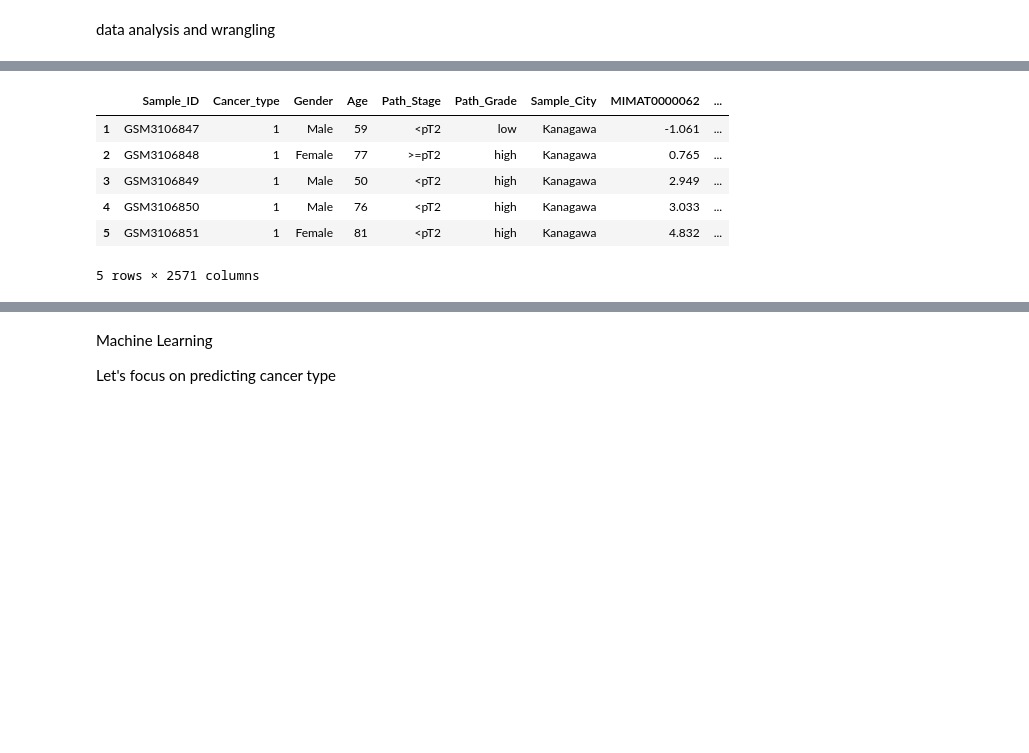
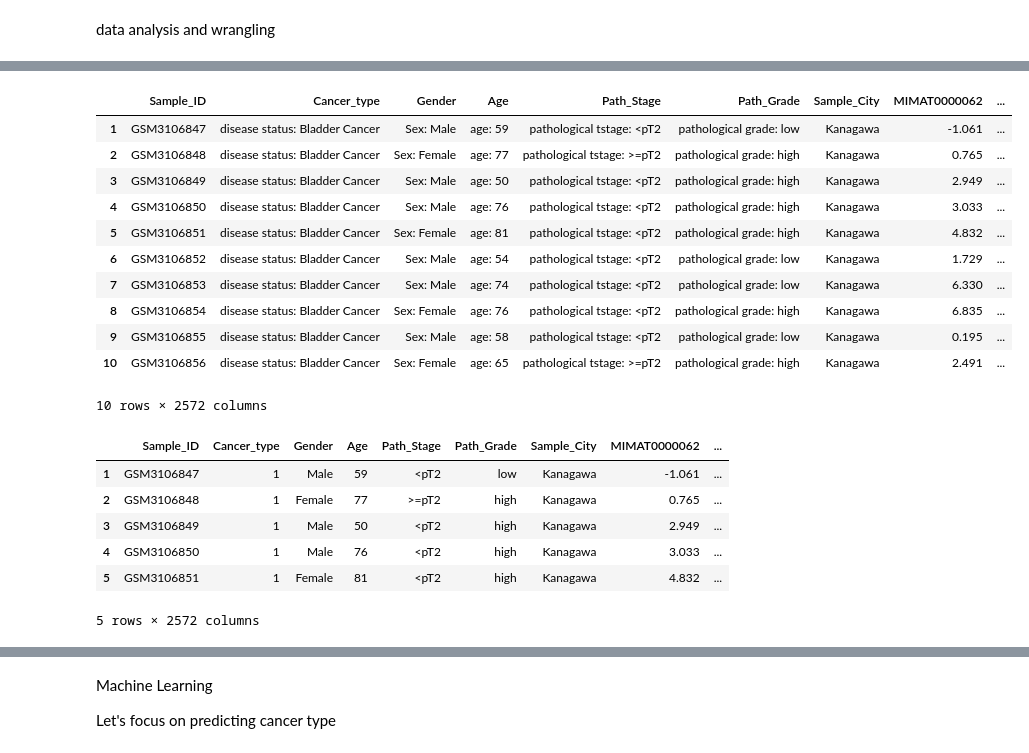
Before and after one commit to fagan2888/Bladder-Cancer-Detection, a Jupyter notebook: BladderCancer_Jun3.ipynb, the cells around one changed output, grey strips where cells are left out. Saved outputs shown, nothing was run; the diff lists cells and outputs as text; code cells hidden in the pictures; blank space fills up the shorter version.

```diff
--- a/BladderCancer_Jun3.ipynb
+++ b/BladderCancer_Jun3.ipynb
@@ -124,7 +124,9 @@ from sklearn.discriminant_analysis import LinearDiscriminantAnalysis, QuadraticD
 from sklearn.linear_model import Perceptron
 from sklearn.linear_model import SGDClassifier
 from sklearn.tree import DecisionTreeClassifier
-
+from yellowbrick.classifier import ClassPredictionError
+from sklearn.naive_bayes import GaussianNB
+from yellowbrick.classifier import ClassificationReport
 
 pd.set_option('display.max_columns', 200)
 pd.set_option('display.max_rows', 200)
@@ -138,7 +140,7 @@ pd.set_option('display.max_rows', 200)
 
 bladder_cancer_file = "C:/Users/Liu_PC/Documents/Georgetown/GSE113486_series_matrix.txt"
 
-df = pd.read_csv(bladder_cancer_file, delimiter="\t", skiprows = 48, header = None)
+df = pd.read_csv(bladder_cancer_file, delimiter="\t", skiprows = 48, skipfooter = 1,header = None,  engine='python')
 
 #df = pd.read_csv(bladder_cancer_file, delimiter="\t", skiprows = 73)
 #df.shape
@@ -184,6 +186,6 @@ df3.columns = new_header #set the header row as the df header
 df3 = df3.drop([5,6,7,8,9,10,11,12,13,14,15,16,17,18,20,21,22,23,24], axis=0)
 
 #table end  line is junk
-df3.drop(df3.tail(1).index, inplace=True)
+#df3.drop(df3.tail(1).index, inplace=True)
 
-#df3.head(10)
+df3.head(10)
@@ -209,25 +227,38 @@ del df3
 # %%
 #need to reset the column names so they become unique and indexable
 df.loc[0, 0] = 'Gender'
 df.loc[0, 1] = 'Age'
 df.loc[0, 2] = 'Cancer_type'
 df.loc[0, 3] = 'Path_Stage'
 df.loc[0, 4] = 'Path_Grade'
 df.loc[0, 19] = 'Sample_City'
 
 df.loc[0, 25] = 'Sample_ID'
 
 
 #now the dataframe is indexable
 new_header = df.iloc[0] #grab the first row for the header
 df = df[1:] #take the data less the header row
 df.columns = new_header
 
 
 #Remove the last column that were caused by formatting
 #df.drop(df.columns[len(df.columns)-1], axis=1, inplace=True)
 
-#df.head(10)
+df.head(10)
+# %% [output]
+|  | Sample_ID | Cancer_type | Gender | Age | Path_Stage | Path_Grade | Sample_City | MIMAT0000062 | ... |
+| 1 | GSM3106847 | disease status: Bladder Cancer | Sex: Male | age: 59 | pathological tstage: <pT2 | pathological grade: low | Kanagawa | -1.061 | ... |
+| 2 | GSM3106848 | disease status: Bladder Cancer | Sex: Female | age: 77 | pathological tstage: >=pT2 | pathological grade: high | Kanagawa | 0.765 | ... |
+| 3 | GSM3106849 | disease status: Bladder Cancer | Sex: Male | age: 50 | pathological tstage: <pT2 | pathological grade: high | Kanagawa | 2.949 | ... |
+| 4 | GSM3106850 | disease status: Bladder Cancer | Sex: Male | age: 76 | pathological tstage: <pT2 | pathological grade: high | Kanagawa | 3.033 | ... |
+| 5 | GSM3106851 | disease status: Bladder Cancer | Sex: Female | age: 81 | pathological tstage: <pT2 | pathological grade: high | Kanagawa | 4.832 | ... |
+| 6 | GSM3106852 | disease status: Bladder Cancer | Sex: Male | age: 54 | pathological tstage: <pT2 | pathological grade: low | Kanagawa | 1.729 | ... |
+| 7 | GSM3106853 | disease status: Bladder Cancer | Sex: Male | age: 74 | pathological tstage: <pT2 | pathological grade: low | Kanagawa | 6.330 | ... |
+| 8 | GSM3106854 | disease status: Bladder Cancer | Sex: Female | age: 76 | pathological tstage: <pT2 | pathological grade: high | Kanagawa | 6.835 | ... |
+| 9 | GSM3106855 | disease status: Bladder Cancer | Sex: Male | age: 58 | pathological tstage: <pT2 | pathological grade: low | Kanagawa | 0.195 | ... |
+| 10 | GSM3106856 | disease status: Bladder Cancer | Sex: Female | age: 65 | pathological tstage: >=pT2 | pathological grade: high | Kanagawa | 2.491 | ... |
+10 rows × 2572 columns
 # %%
 #Now we are ready to clean the data by string replacement and string manipulation
 
@@ -255,7 +286,7 @@ df.head(5)
 | 3 | GSM3106849 | 1 | Male | 50 | <pT2 | high | Kanagawa | 2.949 | ... |
 | 4 | GSM3106850 | 1 | Male | 76 | <pT2 | high | Kanagawa | 3.033 | ... |
 | 5 | GSM3106851 | 1 | Female | 81 | <pT2 | high | Kanagawa | 4.832 | ... |
-5 rows × 2571 columns
+5 rows × 2572 columns
 # %%
 df = pd.read_csv("Bladder_Cancer.CleanedData.csv", delimiter="\t")
 
```
Also changed, not shown: parts of 24 cells of this notebook.
